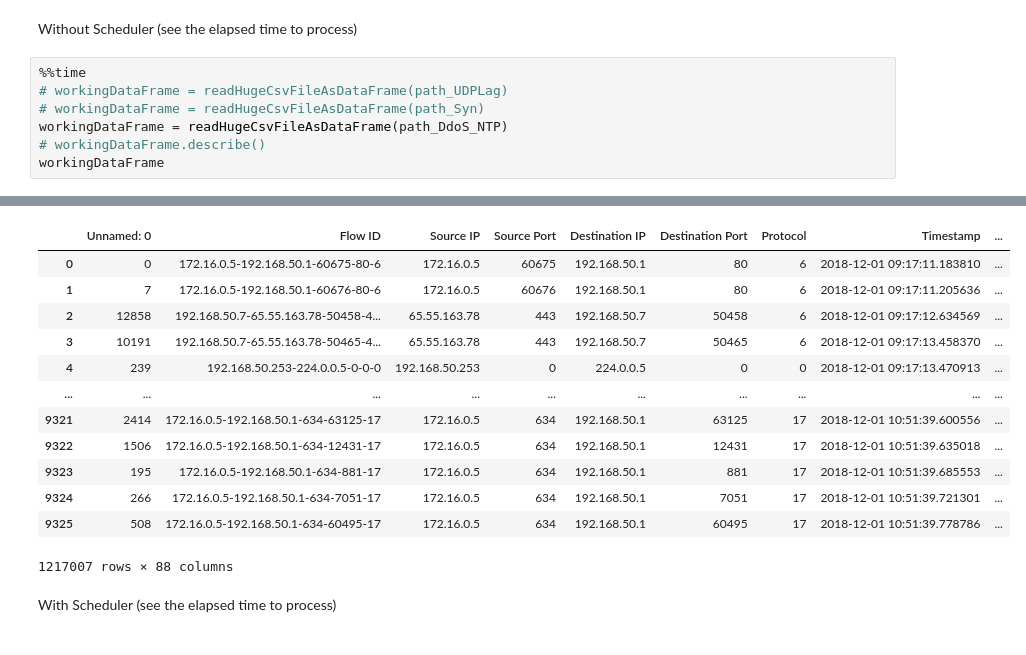
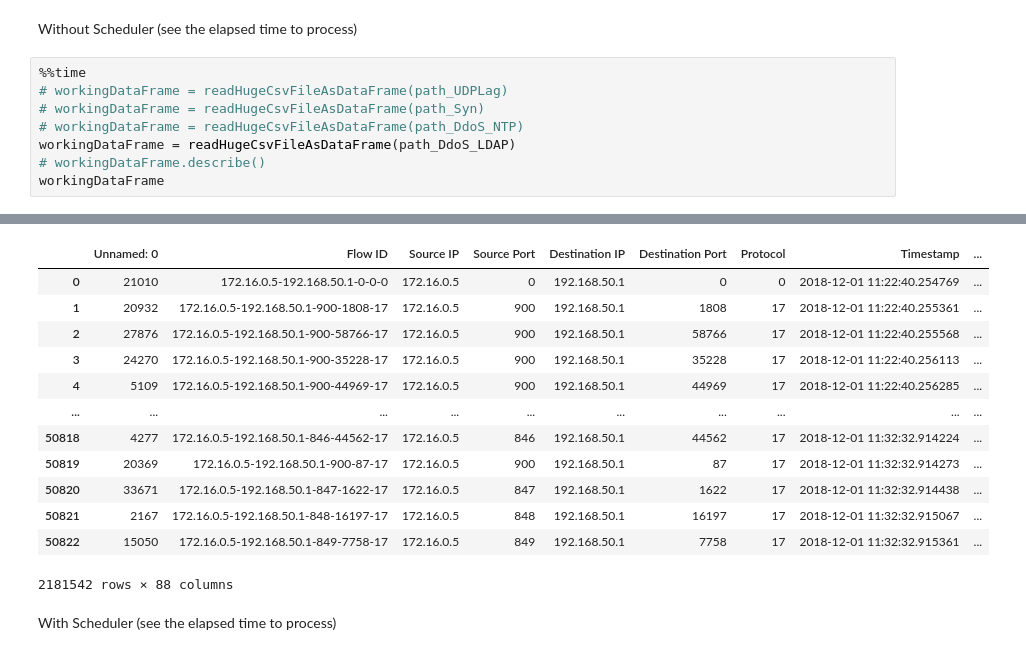
Before and after one commit to Thesis-on-Cyber-Security/Thesis-on-DDOS, a Jupyter notebook: Data-PreProcessing/Read_Data.ipynb, the cells around one changed output, grey strips where cells are left out. Drawn from its saved outputs; the diff is of its cells as text.

Commit message:
for DrDoS_LDAP.csv file

```diff
--- a/Data-PreProcessing/Read_Data.ipynb
+++ b/Data-PreProcessing/Read_Data.ipynb
@@ -278,7 +278,8 @@ Without Scheduler (see the elapsed time to process)
 %%time
 # workingDataFrame = readHugeCsvFileAsDataFrame(path_UDPLag)
 # workingDataFrame = readHugeCsvFileAsDataFrame(path_Syn)
-workingDataFrame = readHugeCsvFileAsDataFrame(path_DdoS_NTP)
+# workingDataFrame = readHugeCsvFileAsDataFrame(path_DdoS_NTP)
+workingDataFrame = readHugeCsvFileAsDataFrame(path_DdoS_LDAP)
 # workingDataFrame.describe()
 workingDataFrame
 # %% [output]
@@ -286,16 +287,16 @@ Wall time: 1min 19s
 |  | Unnamed: 0 | Flow ID | Source IP | Source Port | Destination IP | Destination Port | Protocol | Timestamp | ... |
-| 0 | 0 | 172.16.0.5-192.168.50.1-60675-80-6 | 172.16.0.5 | 60675 | 192.168.50.1 | 80 | 6 | 2018-12-01 09:17:11.183810 | ... |
-| 1 | 7 | 172.16.0.5-192.168.50.1-60676-80-6 | 172.16.0.5 | 60676 | 192.168.50.1 | 80 | 6 | 2018-12-01 09:17:11.205636 | ... |
-| 2 | 12858 | 192.168.50.7-65.55.163.78-50458-4... | 65.55.163.78 | 443 | 192.168.50.7 | 50458 | 6 | 2018-12-01 09:17:12.634569 | ... |
-| 3 | 10191 | 192.168.50.7-65.55.163.78-50465-4... | 65.55.163.78 | 443 | 192.168.50.7 | 50465 | 6 | 2018-12-01 09:17:13.458370 | ... |
-| 4 | 239 | 192.168.50.253-224.0.0.5-0-0-0 | 192.168.50.253 | 0 | 224.0.0.5 | 0 | 0 | 2018-12-01 09:17:13.470913 | ... |
+| 0 | 21010 | 172.16.0.5-192.168.50.1-0-0-0 | 172.16.0.5 | 0 | 192.168.50.1 | 0 | 0 | 2018-12-01 11:22:40.254769 | ... |
+| 1 | 20932 | 172.16.0.5-192.168.50.1-900-1808-17 | 172.16.0.5 | 900 | 192.168.50.1 | 1808 | 17 | 2018-12-01 11:22:40.255361 | ... |
+| 2 | 27876 | 172.16.0.5-192.168.50.1-900-58766-17 | 172.16.0.5 | 900 | 192.168.50.1 | 58766 | 17 | 2018-12-01 11:22:40.255568 | ... |
+| 3 | 24270 | 172.16.0.5-192.168.50.1-900-35228-17 | 172.16.0.5 | 900 | 192.168.50.1 | 35228 | 17 | 2018-12-01 11:22:40.256113 | ... |
+| 4 | 5109 | 172.16.0.5-192.168.50.1-900-44969-17 | 172.16.0.5 | 900 | 192.168.50.1 | 44969 | 17 | 2018-12-01 11:22:40.256285 | ... |
 | ... | ... | ... | ... | ... | ... | ... | ... | ... | ... |
-| 9321 | 2414 | 172.16.0.5-192.168.50.1-634-63125-17 | 172.16.0.5 | 634 | 192.168.50.1 | 63125 | 17 | 2018-12-01 10:51:39.600556 | ... |
-| 9322 | 1506 | 172.16.0.5-192.168.50.1-634-12431-17 | 172.16.0.5 | 634 | 192.168.50.1 | 12431 | 17 | 2018-12-01 10:51:39.635018 | ... |
-| 9323 | 195 | 172.16.0.5-192.168.50.1-634-881-17 | 172.16.0.5 | 634 | 192.168.50.1 | 881 | 17 | 2018-12-01 10:51:39.685553 | ... |
-| 9324 | 266 | 172.16.0.5-192.168.50.1-634-7051-17 | 172.16.0.5 | 634 | 192.168.50.1 | 7051 | 17 | 2018-12-01 10:51:39.721301 | ... |
-| 9325 | 508 | 172.16.0.5-192.168.50.1-634-60495-17 | 172.16.0.5 | 634 | 192.168.50.1 | 60495 | 17 | 2018-12-01 10:51:39.778786 | ... |
+| 50818 | 4277 | 172.16.0.5-192.168.50.1-846-44562-17 | 172.16.0.5 | 846 | 192.168.50.1 | 44562 | 17 | 2018-12-01 11:32:32.914224 | ... |
+| 50819 | 20369 | 172.16.0.5-192.168.50.1-900-87-17 | 172.16.0.5 | 900 | 192.168.50.1 | 87 | 17 | 2018-12-01 11:32:32.914273 | ... |
+| 50820 | 33671 | 172.16.0.5-192.168.50.1-847-1622-17 | 172.16.0.5 | 847 | 192.168.50.1 | 1622 | 17 | 2018-12-01 11:32:32.914438 | ... |
+| 50821 | 2167 | 172.16.0.5-192.168.50.1-848-16197-17 | 172.16.0.5 | 848 | 192.168.50.1 | 16197 | 17 | 2018-12-01 11:32:32.915067 | ... |
+| 50822 | 15050 | 172.16.0.5-192.168.50.1-849-7758-17 | 172.16.0.5 | 849 | 192.168.50.1 | 7758 | 17 | 2018-12-01 11:32:32.915361 | ... |
-1217007 rows × 88 columns
+2181542 rows × 88 columns
 # %% [markdown]
 With Scheduler (see the elapsed time to process)
 # %% [markdown]
```
Also changed, not shown: parts of 19 cells of this notebook.
